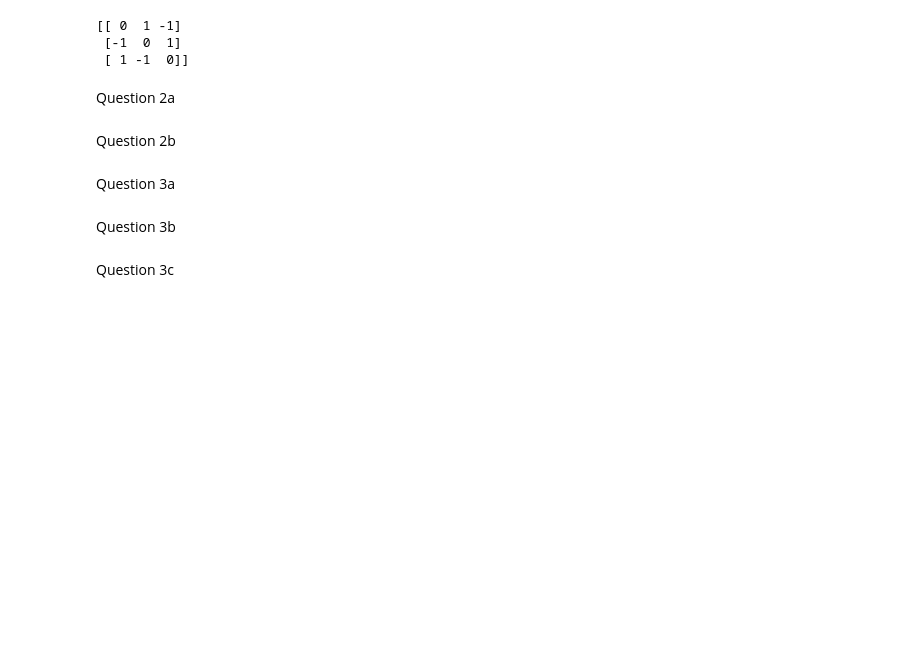
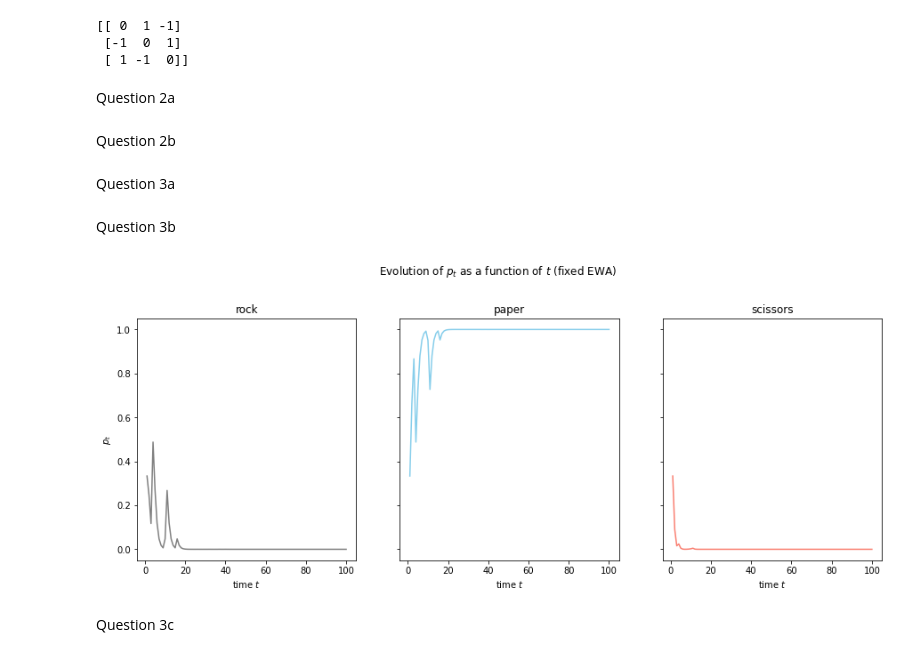
Before and after one commit to clementgr/sequential-learning, a Jupyter notebook: part1.ipynb, the cells around one changed output. Drawn from its saved outputs; the diff is of its cells as text; code cells hidden in the pictures; blank space fills up the shorter version.

```diff
--- a/part1.ipynb
+++ b/part1.ipynb
@@ -12,3 +14,5 @@ from visualization import *
+# %%
+save_fig_flag = False
 # %% [markdown]
 Question 1
 # %%
@@ -74,7 +78,9 @@ p, loss, regret = fixed_EW(q=q, n=1)
 # %% [markdown]
 Question 3b
 # %%
-plot_p(p[0], save_fig=True, algo='fixed EWA')
+plot_p(p[0], save_fig=save_fig_flag, algo='fixed EWA')
+# %% [output]
+[figure, added]
 # %% [markdown]
 Question 3c
 # %%
```
Also changed, not shown: parts of 35 cells of this notebook, 10 other files.
